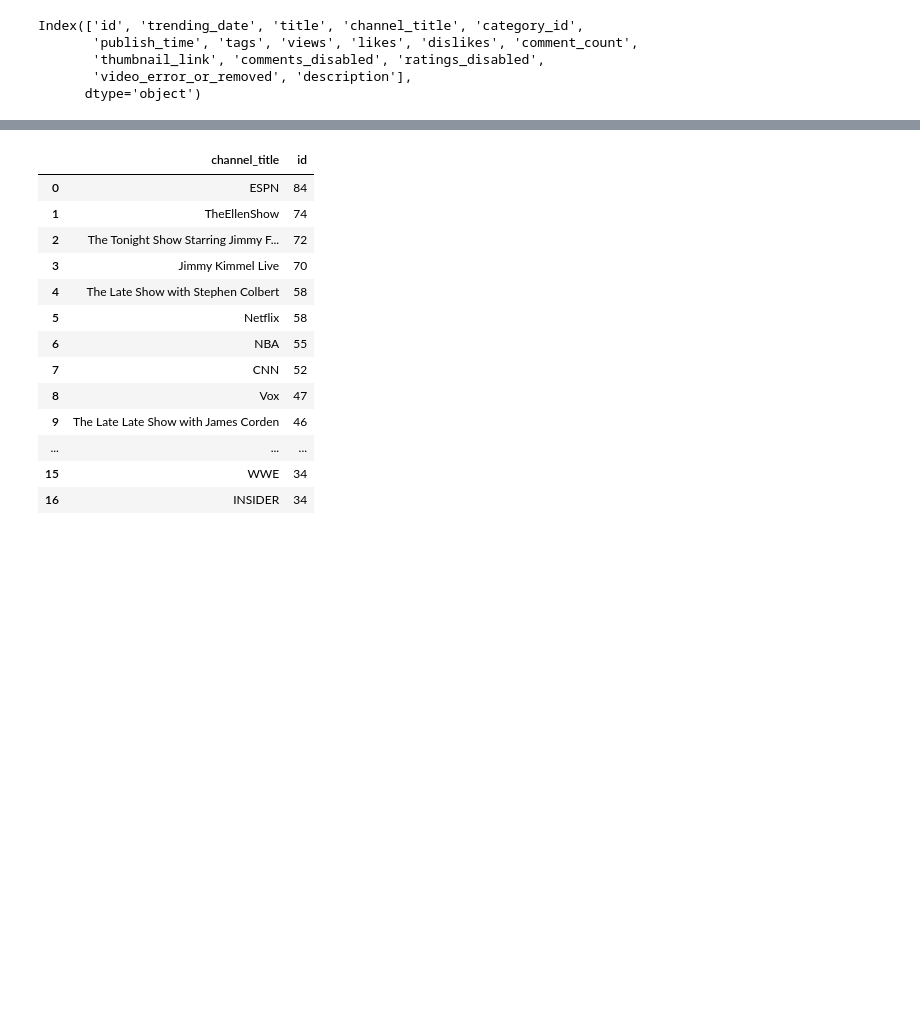
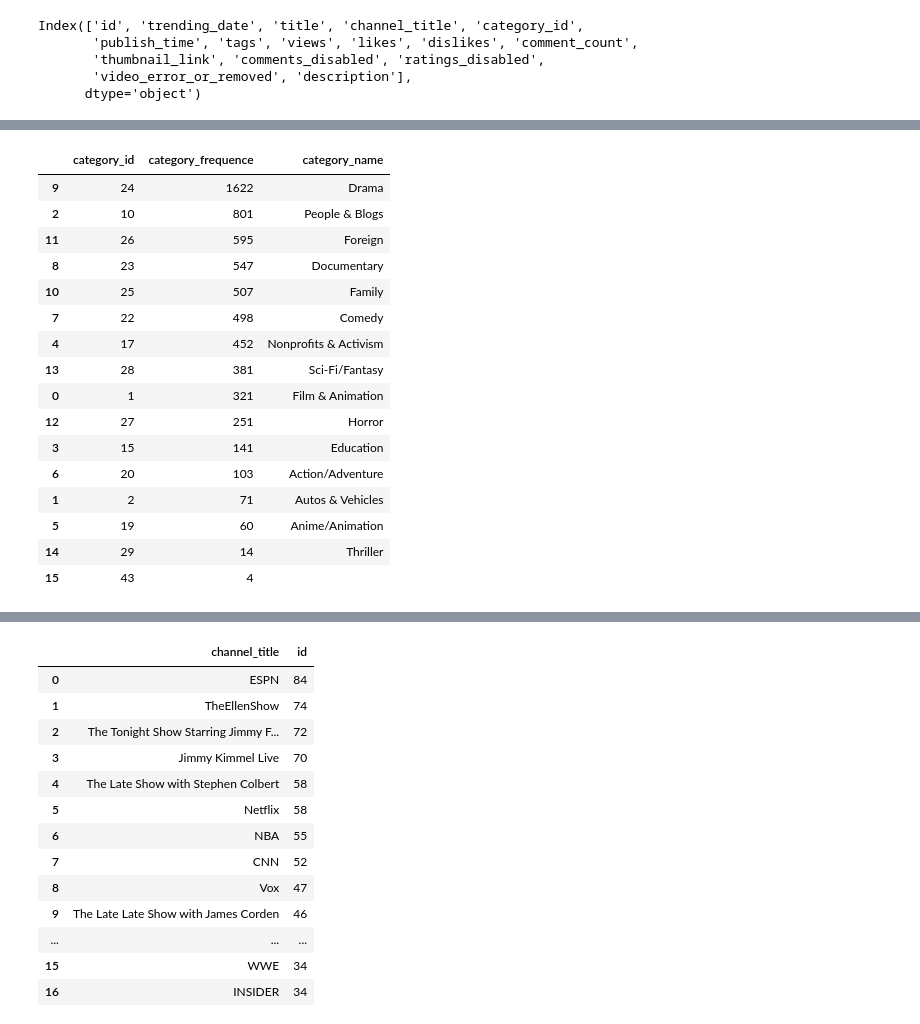
Before and after one commit to CaroMuizzi/Success-on-YouTube-Channels, a Jupyter notebook: Trending_videos.ipynb, the cells around one changed output, grey strips where cells are left out. Drawn from its saved outputs; the diff is of its cells as text; code cells hidden in the pictures; blank space fills up the shorter version.

```diff
--- a/Trending_videos.ipynb
+++ b/Trending_videos.ipynb
@@ -132,0 +226,8 @@ Name: title, Length: 6351, dtype: int64
+# %%
+# Read the Json File with categories names and Id so we can show names in the plot
+
+filepath = os.path.join("Resources/US_category_id.json")
+with open(filepath) as jsonfile:
+    categories_data = json.load(jsonfile)
+# See the json
+#categories_data
@@ -132,0 +247,30 @@ Name: title, Length: 6351, dtype: int64
+# %%
+def video_category_name(dF):
+    for index,row in category_frequence_df.iterrows():
+        x = row['category_id']
+        #x = category_frequence_df.loc[index,'category_count']
+        if category_frequence_df.loc[index,'category_id'] == x:
+            try:
+                category_frequence_df.loc[index,"category_name"] = categories_data["items"][x-1]["snippet"]["title"]
+            except:
+                pass
+video_category_name(category_frequence_df)
+category_frequence_df.sort_values("category_frequence",ascending=False)
+# %% [output]
+|  | category_id | category_frequence | category_name |
+| 9 | 24 | 1622 | Drama |
+| 2 | 10 | 801 | People & Blogs |
+| 11 | 26 | 595 | Foreign |
+| 8 | 23 | 547 | Documentary |
+| 10 | 25 | 507 | Family |
+| 7 | 22 | 498 | Comedy |
+| 4 | 17 | 452 | Nonprofits & Activism |
+| 13 | 28 | 381 | Sci-Fi/Fantasy |
+| 0 | 1 | 321 | Film & Animation |
+| 12 | 27 | 251 | Horror |
+| 3 | 15 | 141 | Education |
+| 6 | 20 | 103 | Action/Adventure |
+| 1 | 2 | 71 | Autos & Vehicles |
+| 5 | 19 | 60 | Anime/Animation |
+| 14 | 29 | 14 | Thriller |
+| 15 | 43 | 4 |  |
```
Also changed, not shown: parts of 37 cells of this notebook.
